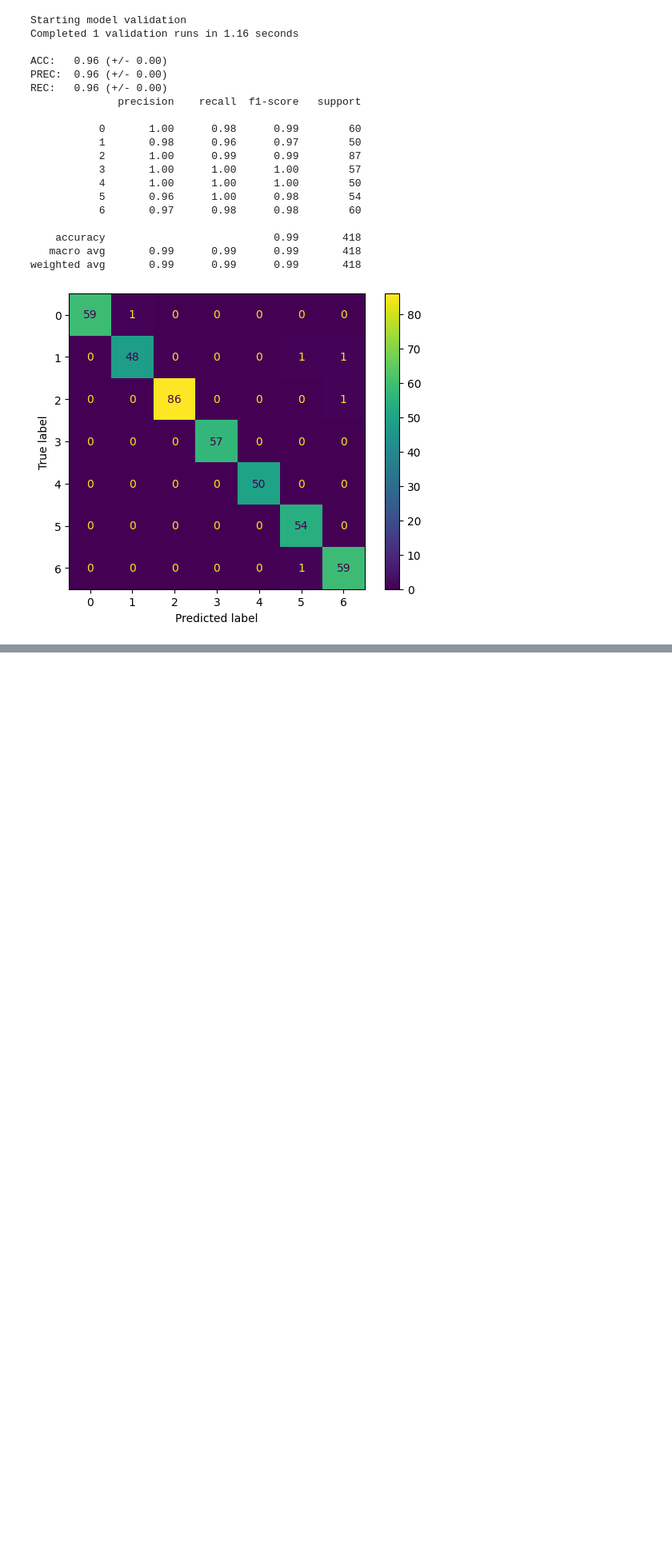
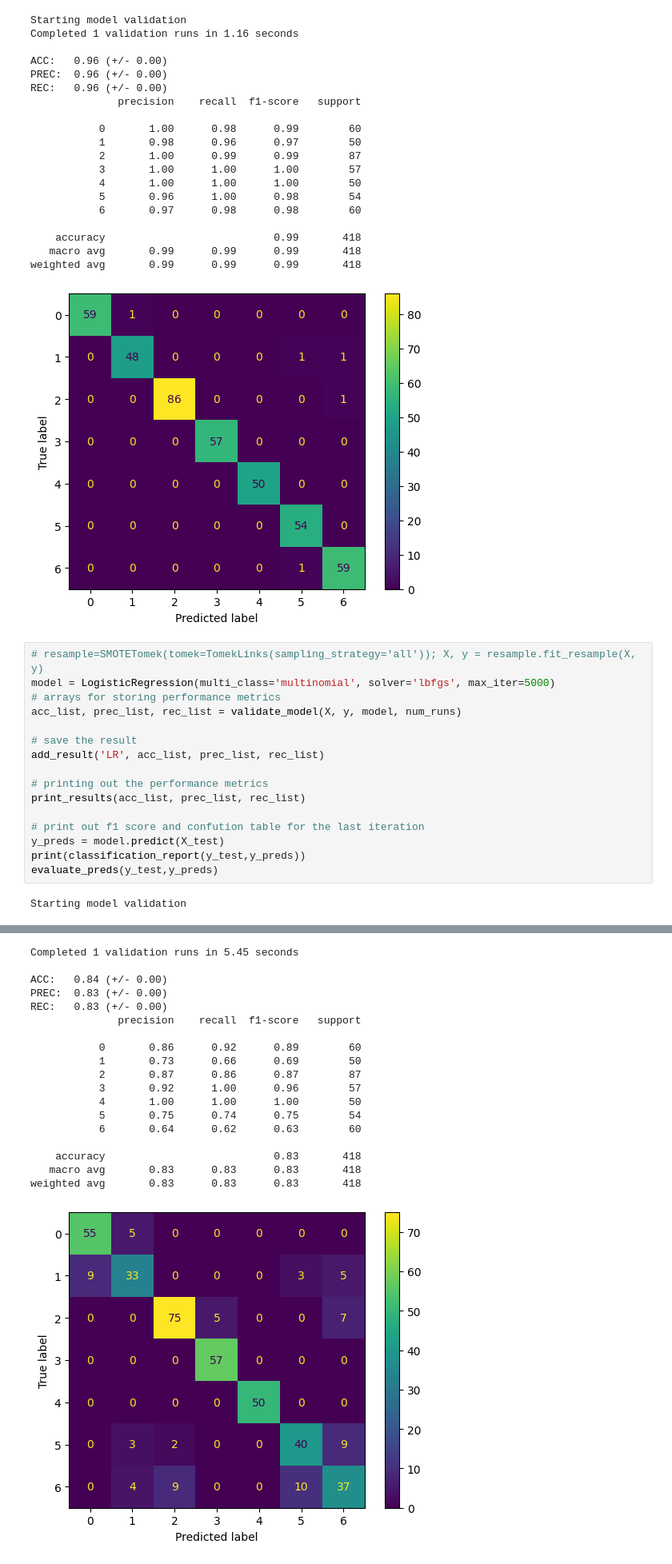
Before and after one commit to joco09/TTDC-Assignment, a Jupyter notebook: toolss and technology data science/obecety_Assignment_problem.ipynb, the cells around one changed output, grey strips where cells are left out. Shown at 80% size. Drawn from its saved outputs; the diff is of its cells as text; blank space fills up the shorter version.

```diff
--- a/toolss and technology data science/obecety_Assignment_problem.ipynb
+++ b/toolss and technology data science/obecety_Assignment_problem.ipynb
@@ -445,3 +445,21 @@ REC:   0.96 (+/- 0.00)
    macro avg       0.99      0.99      0.99       418
 weighted avg       0.99      0.99      0.99       418
 [figure]
+# %%
+# resample=SMOTETomek(tomek=TomekLinks(sampling_strategy='all')); X, y = resample.fit_resample(X, y)
+model = LogisticRegression(multi_class='multinomial', solver='lbfgs', max_iter=5000)
+# arrays for storing performance metrics
+acc_list, prec_list, rec_list = validate_model(X, y, model, num_runs)
+
+# save the result
+add_result('LR', acc_list, prec_list, rec_list)
+
+# printing out the performance metrics
+print_results(acc_list, prec_list, rec_list)
+
+# print out f1 score and confution table for the last iteration
+y_preds = model.predict(X_test)
+print(classification_report(y_test,y_preds))
+evaluate_preds(y_test,y_preds)
+# %% [output]
+Starting model validation
@@ -447,0 +473,19 @@ weighted avg       0.99      0.99      0.99       418
+Completed 1 validation runs in 5.45 seconds
+
+ACC:   0.84 (+/- 0.00)
+PREC:  0.83 (+/- 0.00)
+REC:   0.83 (+/- 0.00)
+              precision    recall  f1-score   support
+
+           0       0.86      0.92      0.89        60
+           1       0.73      0.66      0.69        50
+           2       0.87      0.86      0.87        87
+           3       0.92      1.00      0.96        57
+           4       1.00      1.00      1.00        50
+           5       0.75      0.74      0.75        54
+           6       0.64      0.62      0.63        60
+
+    accuracy                           0.83       418
+   macro avg       0.83      0.83      0.83       418
+weighted avg       0.83      0.83      0.83       418
+[figure, added]
```
Also changed, not shown: parts of 1 cell of this notebook.
